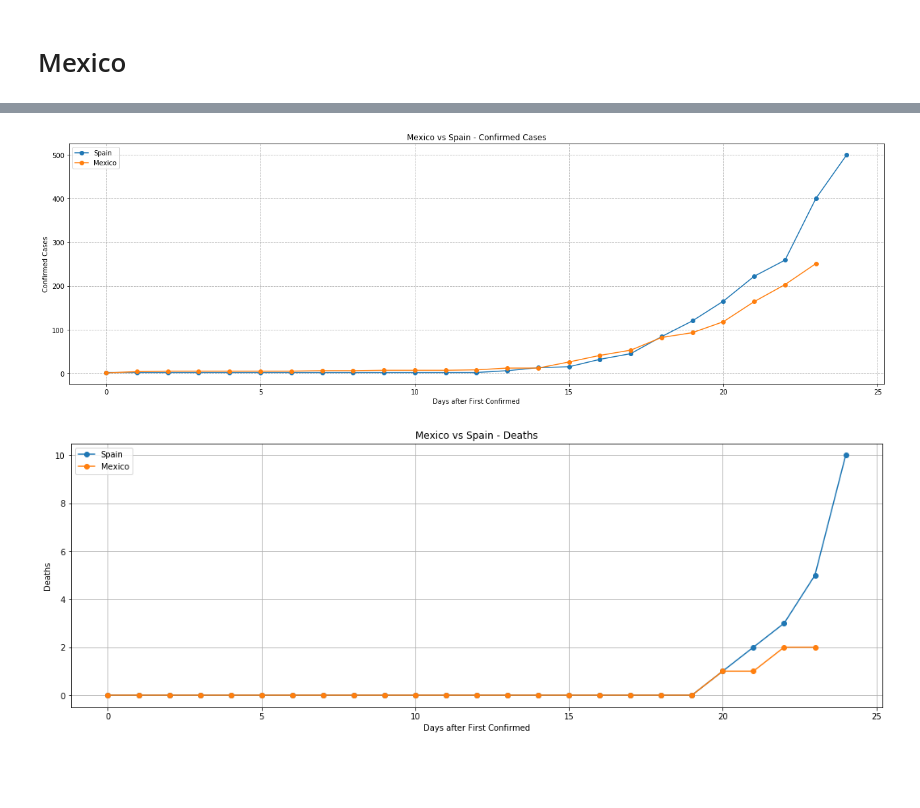
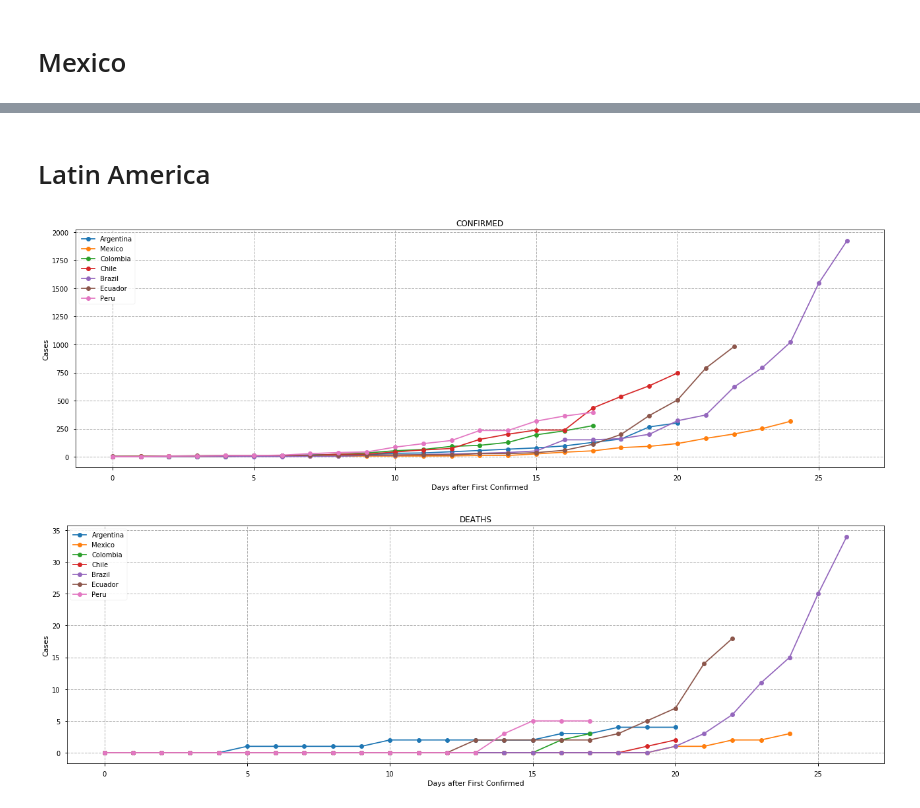
Before and after one commit to HiramHerrera/COVID-19, a Jupyter notebook: MXdata/covid_stats.ipynb, the cells around one changed output, grey strips where cells are left out. Drawn from its saved outputs; the diff is of its cells as text; code cells hidden in the pictures; blank space fills up the shorter version.

Commit message:
Modified to check on Latin America countries

```diff
--- a/MXdata/covid_stats.ipynb
+++ b/MXdata/covid_stats.ipynb
@@ -84,29 +93,9 @@ Recovered:   2575
-# %%
-plt.figure(figsize=(18,6))
-mx=mxStats['Confirmed']['people']>0
-sp=spStats['Confirmed']['people']>0
-daysSp=np.arange(25)
-daysMx=np.arange(len(mxStats['Confirmed']['days'][mx]))
-plt.plot(daysSp,spStats['Confirmed']['people'][sp][11:36],'-o',label='Spain')
-plt.plot(daysMx,mxStats['Confirmed']['people'][mx],'-o',label='Mexico')
-plt.title('Mexico vs Spain - Confirmed Cases')
-plt.ylabel('Confirmed Cases')
-plt.xlabel('Days after First Confirmed')
-plt.grid(linestyle='--')
-plt.legend()
-plt.tight_layout()
-plt.savefig('Plots/spvsmx_confirmed.png')
-# %% [output]
-[figure, removed]
-# %%
-plt.figure(figsize=(18,6))
-plt.title('Mexico vs Spain - Deaths')
-plt.plot(daysSp,spStats['Deaths']['people'][sp][11:36],'-o',label='Spain')
-plt.plot(daysMx,mxStats['Deaths']['people'][mx],'-o',label='Mexico')
-plt.ylabel('Deaths')
-plt.xlabel('Days after First Confirmed')
-plt.grid()
-plt.legend()
-plt.savefig('Plots/spvsmx_deaths.png')
-# %% [output]
-[figure, removed]
+# %% [markdown]
+# Latin America
+# %%
+countries=['Argentina','Mexico','Colombia','Chile','Brazil','Ecuador','Peru']
+plot_multicountry(countries,case='confirmed',savefig=True)
+plot_multicountry(countries,case='deaths',savefig=True)
+# %% [output]
+[figure, added]
+[figure, added]
```
Also changed, not shown: parts of 5 cells of this notebook.
